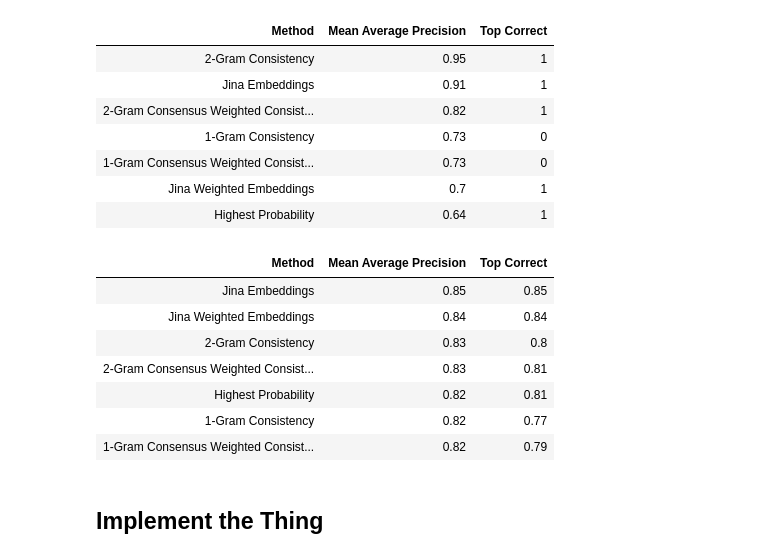
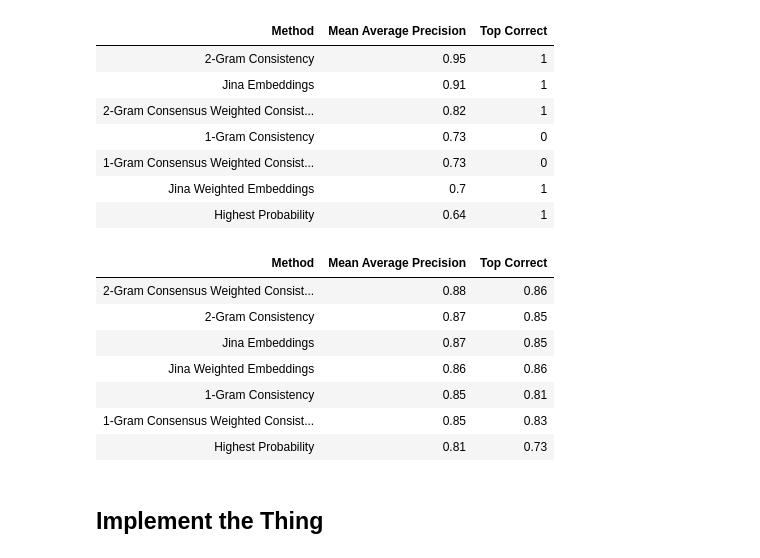
Before and after one commit to johntrimble/meeplemate, a Jupyter notebook: code/self_consistency_rank.ipynb, the cells around one changed output. Saved outputs shown, nothing was run; the diff lists cells and outputs as text; code cells hidden in the pictures.

Commit message:
Update results self-consistency

```diff
--- a/code/self_consistency_rank.ipynb
+++ b/code/self_consistency_rank.ipynb
@@ -738,40 +741,43 @@ compute_and_show_mean_average_precision([example])
 # %%
 import json
 
 # Method	Mean Average Precision	Top Correct
 # 2-Gram Consistency	0.87	0.85
 # 2-Gram Consensus Weighted Consistency	0.87	0.86
 # Jina Embeddings	0.86	0.84
 # 1-Gram Consensus Weighted Consistency	0.85	0.82
 # Jina Weighted Embeddings	0.85	0.85
 # 1-Gram Consistency	0.84	0.8
 # Highest Probability	0.8	0.72
 
 # Full CoT response
 # Method	Mean Average Precision	Top Correct
 # Jina Embeddings	0.85	0.85
 # Jina Weighted Embeddings	0.84	0.84
 # 2-Gram Consistency	0.83	0.8
 # 2-Gram Consensus Weighted Consistency	0.83	0.81
 # Highest Probability	0.82	0.81
 # 1-Gram Consistency	0.82	0.77
 # 1-Gram Consensus Weighted Consistency	0.82	0.79
 
+import meeplemate
+from pathlib import Path
 
+PROJECT_DIR = Path(meeplemate.__file__).parent.parent
 
-with open("self_consistency_test_cases2.json") as f:
+with open(PROJECT_DIR / "self_consistency_test_cases2.json") as f:
     test_cases = json.load(f)
 
-compute_and_show_mean_average_precision(test_cases_with_compiled_responses(generate_test_case_permutations(test_cases, response_sets_per_question=100), mode="cot"))
+compute_and_show_mean_average_precision(test_cases_with_compiled_responses(generate_test_case_permutations(test_cases, response_sets_per_question=100), mode="cot_answer"))
 # %% [output]
 | Method | Mean Average Precision | Top Correct |
-| Jina Embeddings | 0.85 | 0.85 |
-| Jina Weighted Embeddings | 0.84 | 0.84 |
-| 2-Gram Consistency | 0.83 | 0.8 |
-| 2-Gram Consensus Weighted Consist... | 0.83 | 0.81 |
-| Highest Probability | 0.82 | 0.81 |
-| 1-Gram Consistency | 0.82 | 0.77 |
-| 1-Gram Consensus Weighted Consist... | 0.82 | 0.79 |
+| 2-Gram Consensus Weighted Consist... | 0.88 | 0.86 |
+| 2-Gram Consistency | 0.87 | 0.85 |
+| Jina Embeddings | 0.87 | 0.85 |
+| Jina Weighted Embeddings | 0.86 | 0.86 |
+| 1-Gram Consistency | 0.85 | 0.81 |
+| 1-Gram Consensus Weighted Consist... | 0.85 | 0.83 |
+| Highest Probability | 0.81 | 0.73 |
 # %% [markdown]
 ## Implement the Thing
 # %%
```
Also changed, not shown: parts of 1 cell of this notebook.
